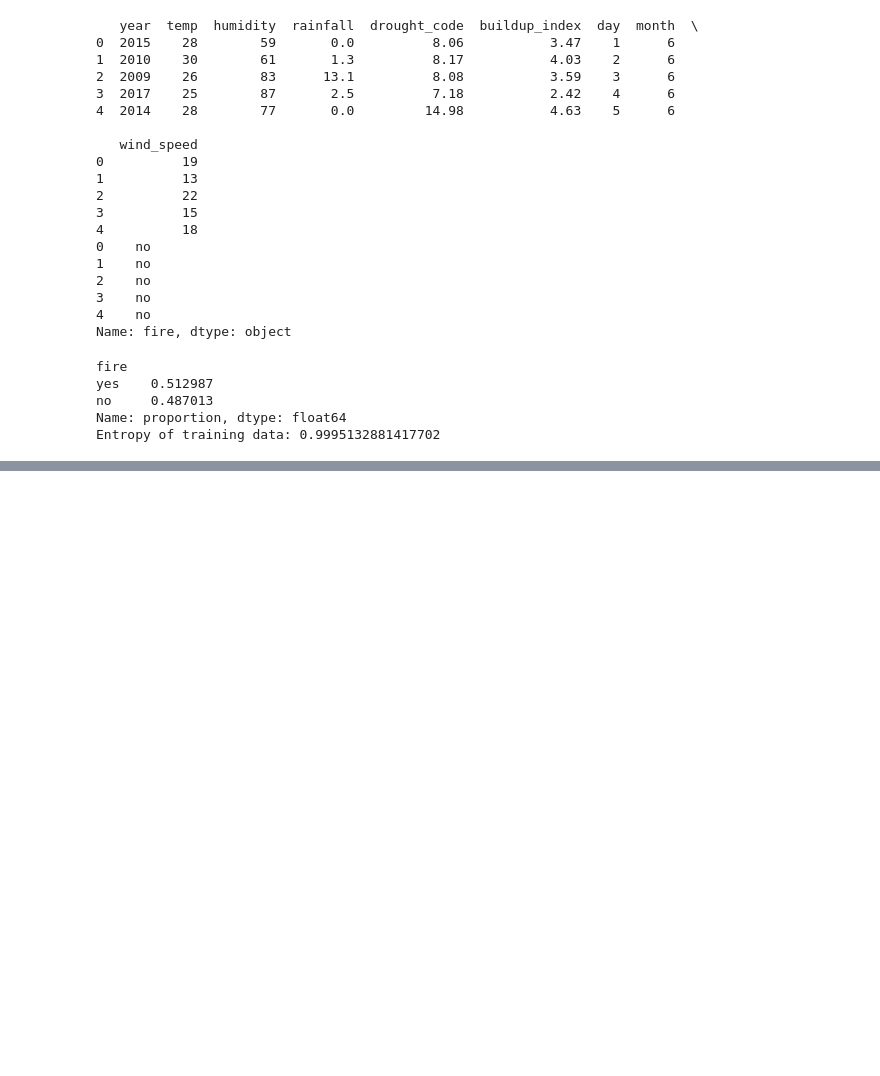
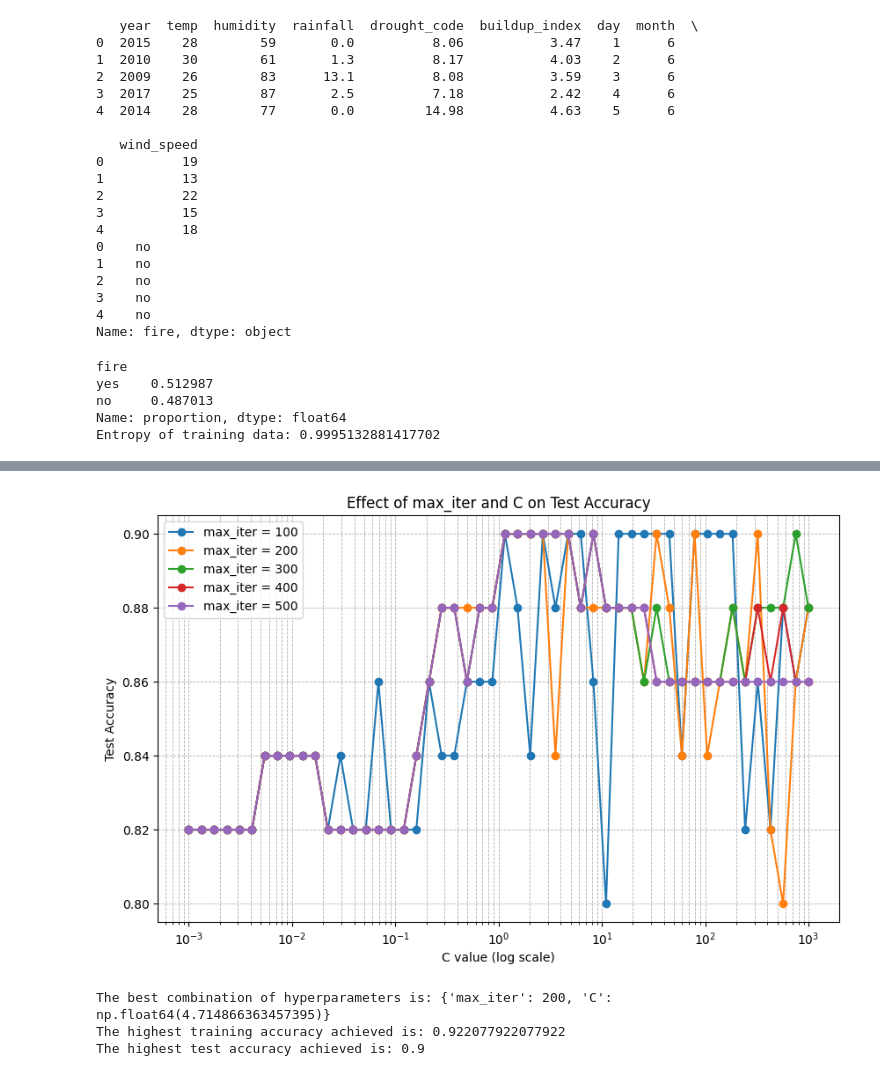
Before and after one commit to G-cae78/Model-Training-ML-1, a Jupyter notebook: LogicalRegression.ipynb, the cells around one changed output, grey strips where cells are left out. Cells and saved outputs as stored; diff of their text form; code cells hidden in the pictures; blank space fills up the shorter version.

```diff
--- a/LogicalRegression.ipynb
+++ b/LogicalRegression.ipynb
@@ -171,9 +323,12 @@ print(f"The highest accuracy achieved is: {best_accuracy}")
 # %%
+# Highest Accuracy on training data with hyperparameters
 # Model fitting and accuracy evaluation
 from sklearn.linear_model import LogisticRegression
+from sklearn.metrics import classification_report
+from matplotlib import pyplot as plt
 
 #Model with default settings, setting random_state for reproducibility
-lr_model = LogisticRegression(max_iter = 250, C = 3)
+lr_model = LogisticRegression(max_iter = 400, C = 19.306977288832496)
 
 #Fit the model to the training data
 lr_model.fit(X_training, y_training)
@@ -181,7 +336,7 @@ lr_model.fit(X_training, y_training)
 #Compute accuracy on the training predictions
 #predictions = lr_model.predict(X_training)
 #print("Predictions on training dataset provided:", predictions)
-accuracy = lr_model.score(X_training, y_training)
+training_accuracy = lr_model.score(X_training, y_training)
 
-print("Accuracy on training dataset provided:", accuracy)
+print("Accuracy on training dataset provided:", training_accuracy)
 # %% [output]
@@ -196,0 +344,60 @@ Please also refer to the documentation for alternative solver options:
+# %%
+from sklearn.linear_model import LogisticRegression
+import numpy as np
+import matplotlib.pyplot as plt
+
+def find_best_hyperparameters(X_training, y_training, X_test, y_test,
+                               c_values=np.logspace(-3, 3, 50),
+                               max_iter_values=[100, 200, 300, 400, 500]):
+    best_params = {"max_iter": None, "C": None}
+    best_train_accuracy = 0.0
+    best_test_accuracy = 0.0
+    results = []
+
+    for max_iter in max_iter_values:
+        for c in c_values:
+            # Create and train the model
+            lr_model = LogisticRegression(max_iter=max_iter, C=c, random_state=42)
+            lr_model.fit(X_training, y_training)
+
+            # Evaluate the model on training and test datasets
+            train_accuracy = lr_model.score(X_training, y_training)
+            test_accuracy = lr_model.score(X_test, y_test)
+            results.append((max_iter, c, train_accuracy, test_accuracy))
+
+            # Update the best parameters if the current combination is better
+            if test_accuracy > best_test_accuracy or (test_accuracy == best_test_accuracy and train_accuracy > best_train_accuracy):
+                best_train_accuracy = train_accuracy
+                best_test_accuracy = test_accuracy
+                best_params["max_iter"] = max_iter
+                best_params["C"] = c
+
+    #print(f"\nBest Parameters: {best_params}, Best Train Accuracy: {best_train_accuracy}, Best Test Accuracy: {best_test_accuracy}")
+
+    # Plot the results
+    plt.figure(figsize=(10, 6))
+    for max_iter in max_iter_values:
+        test_accuracies = [test_acc for (iter_val, c_val, train_acc, test_acc) in results if iter_val == max_iter]
+        plt.semilogx(c_values, test_accuracies, marker='o', linestyle='-', label=f"max_iter = {max_iter}")
+
+    plt.xlabel("C value (log scale)")
+    plt.ylabel("Test Accuracy")
+    plt.title("Effect of max_iter and C on Test Accuracy")
+    plt.legend()
+    plt.grid(True, which="both", linestyle="--", linewidth=0.6)
+    plt.show()
+
+    return best_params, best_train_accuracy, best_test_accuracy
+
+# Example usage:
+c_values = np.logspace(-3, 3, 50)  # Test C values from 0.001 to 1000 on a logarithmic scale
+max_iter_values = [100, 200, 300, 400, 500]  # Test max_iter values
+
+best_params, best_train_accuracy, best_test_accuracy = find_best_hyperparameters(
+    X_training, y_training, X_test, y_test, c_values, max_iter_values
+)
+
+print(f"The best combination of hyperparameters is: {best_params}")
+print(f"The highest training accuracy achieved is: {best_train_accuracy}")
+print(f"The highest test accuracy achieved is: {best_test_accuracy}")
+# %% [output]
@@ -196,0 +421,4 @@ Please also refer to the documentation for alternative solver options:
+[figure, added]
+The best combination of hyperparameters is: {'max_iter': 200, 'C': np.float64(4.714866363457395)}
+The highest training accuracy achieved is: 0.922077922077922
+The highest test accuracy achieved is: 0.9
```
Also changed, not shown: parts of 8 cells of this notebook, 2 other files.
